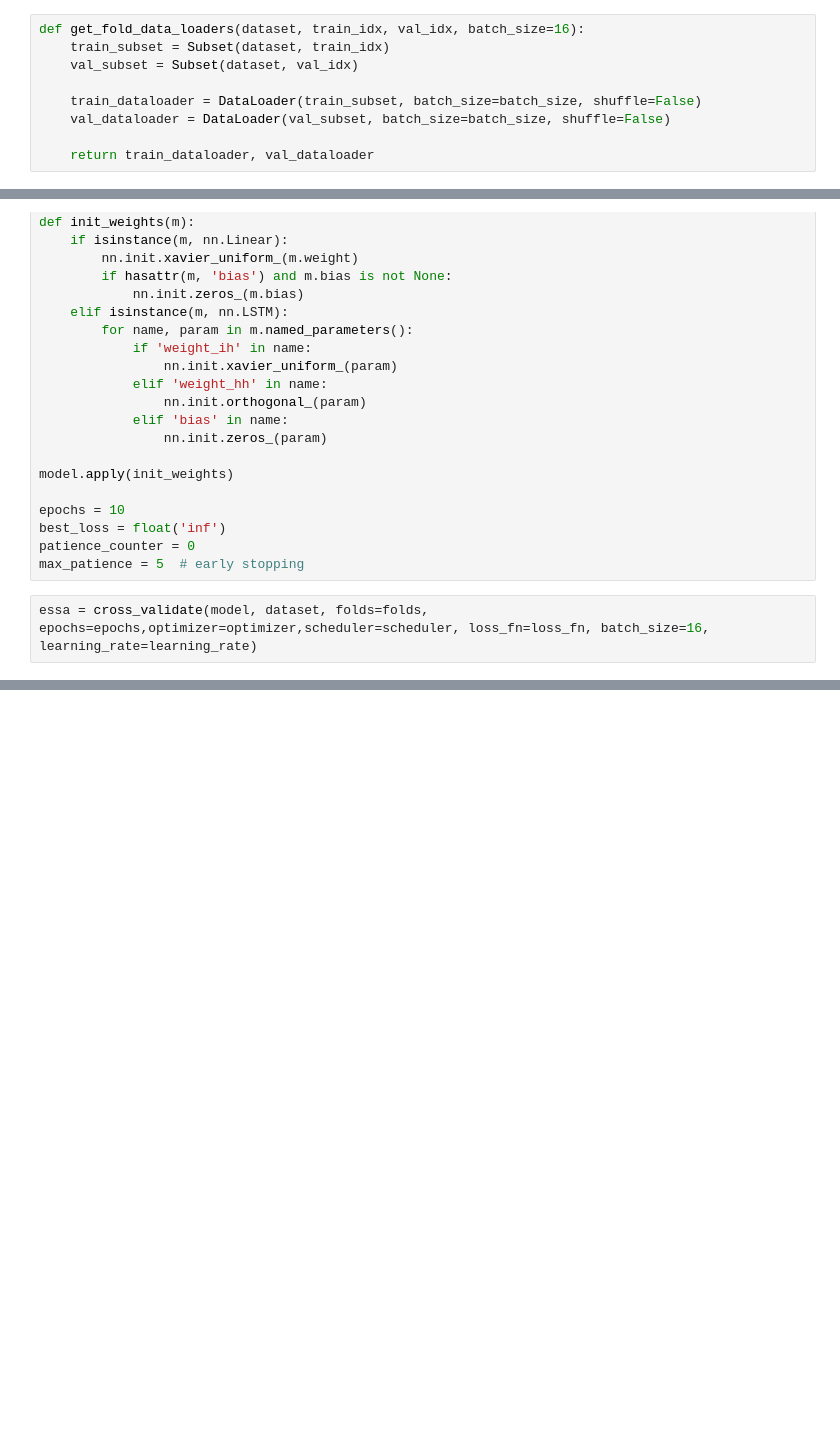
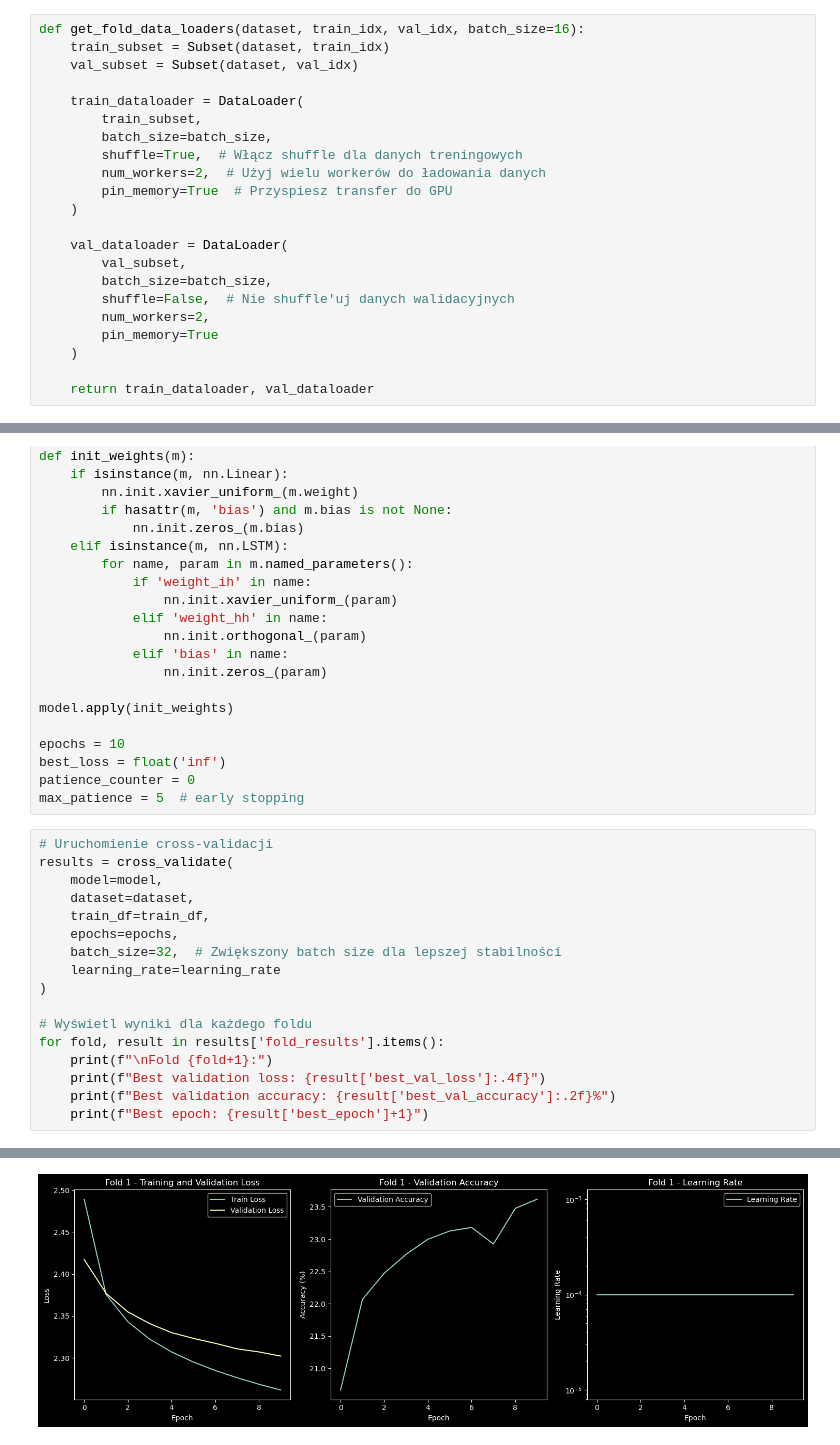
Before and after one commit to TolekBanan2115/Nauka-ml, a Jupyter notebook: CMI-model.ipynb, the cells around one changed output, grey strips where cells are left out. Drawn from its saved outputs; the diff is of its cells as text; blank space fills up the shorter version.

```diff
--- a/CMI-model.ipynb
+++ b/CMI-model.ipynb
@@ -501,8 +421,21 @@ def get_fold_data_loaders(dataset, train_idx, val_idx, batch_size=16):
     train_subset = Subset(dataset, train_idx)
     val_subset = Subset(dataset, val_idx)
 
-    train_dataloader = DataLoader(train_subset, batch_size=batch_size, shuffle=False)
-    val_dataloader = DataLoader(val_subset, batch_size=batch_size, shuffle=False)
+    train_dataloader = DataLoader(
+        train_subset,
+        batch_size=batch_size,
+        shuffle=True,  # Włącz shuffle dla danych treningowych
+        num_workers=2,  # Użyj wielu workerów do ładowania danych
+        pin_memory=True  # Przyspiesz transfer do GPU
+    )
+
+    val_dataloader = DataLoader(
+        val_subset,
+        batch_size=batch_size,
+        shuffle=False,  # Nie shuffle'uj danych walidacyjnych
+        num_workers=2,
+        pin_memory=True
+    )
 
     return train_dataloader, val_dataloader
 # %%
@@ -569,4 +629,20 @@ best_loss = float('inf')
 patience_counter = 0
 max_patience = 5  # early stopping
 # %%
-essa = cross_validate(model, dataset, folds=folds, epochs=epochs,optimizer=optimizer,scheduler=scheduler, loss_fn=loss_fn, batch_size=16, learning_rate=learning_rate)
+# Uruchomienie cross-validacji
+results = cross_validate(
+    model=model,
+    dataset=dataset,
+    train_df=train_df,
+    epochs=epochs,
+    batch_size=32,  # Zwiększony batch size dla lepszej stabilności
+    learning_rate=learning_rate
+)
+
+# Wyświetl wyniki dla każdego foldu
+for fold, result in results['fold_results'].items():
+    print(f"\nFold {fold+1}:")
+    print(f"Best validation loss: {result['best_val_loss']:.4f}")
+    print(f"Best validation accuracy: {result['best_val_accuracy']:.2f}%")
+    print(f"Best epoch: {result['best_epoch']+1}")
+# %% [output]
@@ -572,0 +666 @@ essa = cross_validate(model, dataset, folds=folds, epochs=epochs,optimizer=optim
+[figure, added]
```
Also changed, not shown: parts of 10 cells of this notebook, 6 other files.
